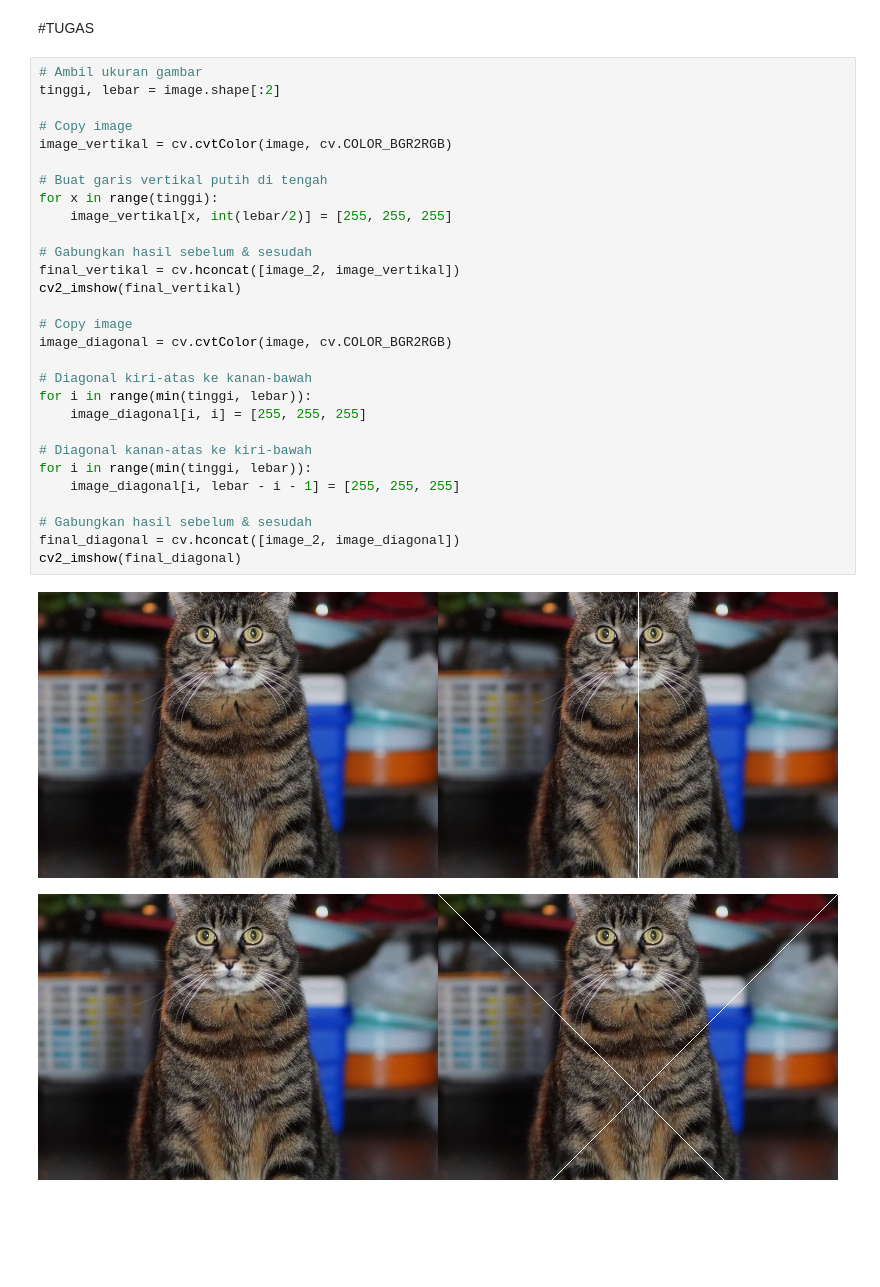
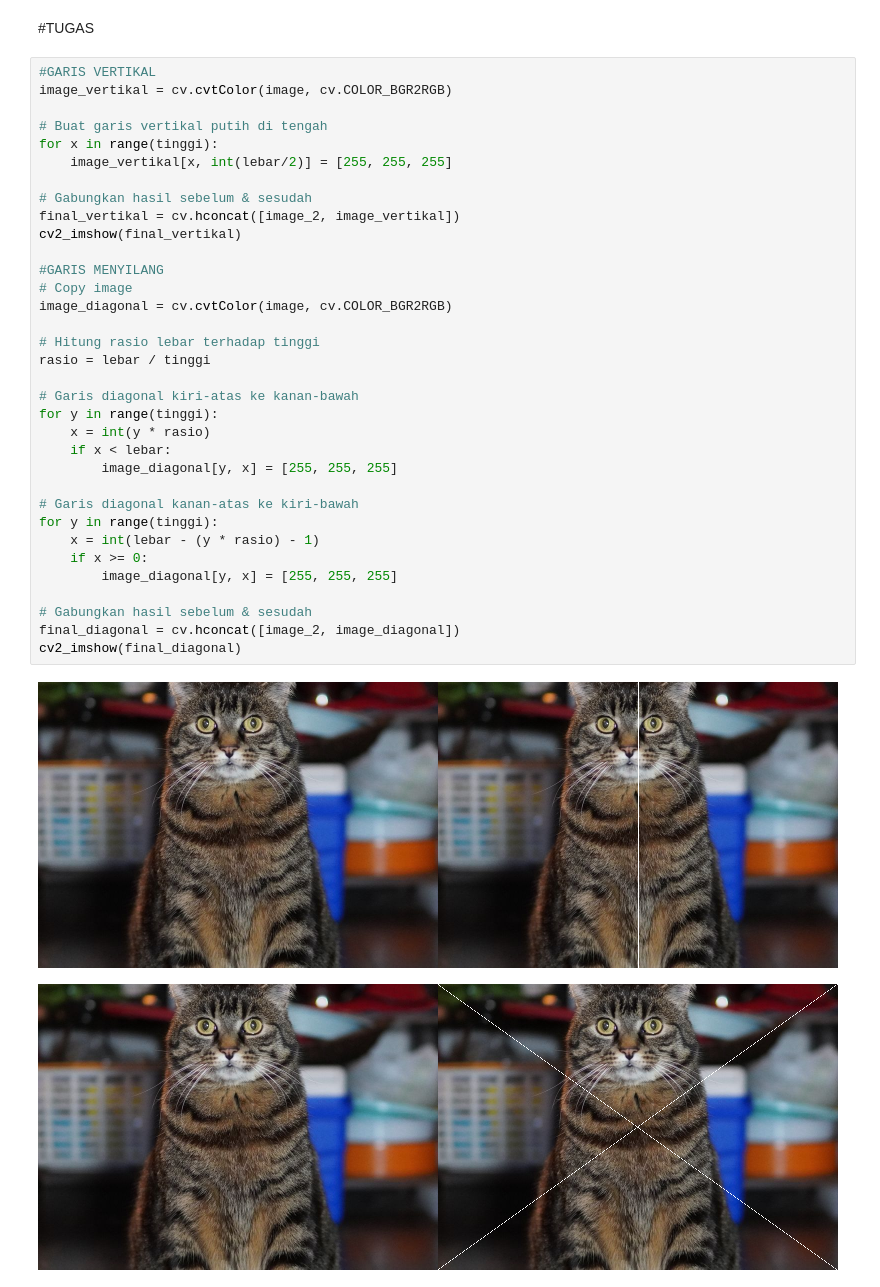
Before and after one commit to GwidoPutra/PCVK_Genap_2025, a Jupyter notebook: week1_PCVK.ipynb, the cells around one changed output. Saved outputs shown, nothing was run; the diff lists cells and outputs as text; blank space fills up the shorter version.

```diff
--- a/week1_PCVK.ipynb
+++ b/week1_PCVK.ipynb
@@ -60,34 +71,39 @@ cv2_imshow(final_frame)
 # %% [markdown]
 #TUGAS
 # %%
-# Ambil ukuran gambar
-tinggi, lebar = image.shape[:2]
-
-# Copy image
+#GARIS VERTIKAL
 image_vertikal = cv.cvtColor(image, cv.COLOR_BGR2RGB)
 
 # Buat garis vertikal putih di tengah
 for x in range(tinggi):
     image_vertikal[x, int(lebar/2)] = [255, 255, 255]
 
 # Gabungkan hasil sebelum & sesudah
 final_vertikal = cv.hconcat([image_2, image_vertikal])
 cv2_imshow(final_vertikal)
 
+#GARIS MENYILANG
 # Copy image
 image_diagonal = cv.cvtColor(image, cv.COLOR_BGR2RGB)
 
-# Diagonal kiri-atas ke kanan-bawah
-for i in range(min(tinggi, lebar)):
-    image_diagonal[i, i] = [255, 255, 255]
+# Hitung rasio lebar terhadap tinggi
+rasio = lebar / tinggi
 
-# Diagonal kanan-atas ke kiri-bawah
-for i in range(min(tinggi, lebar)):
-    image_diagonal[i, lebar - i - 1] = [255, 255, 255]
+# Garis diagonal kiri-atas ke kanan-bawah
+for y in range(tinggi):
+    x = int(y * rasio)
+    if x < lebar:
+        image_diagonal[y, x] = [255, 255, 255]
+
+# Garis diagonal kanan-atas ke kiri-bawah
+for y in range(tinggi):
+    x = int(lebar - (y * rasio) - 1)
+    if x >= 0:
+        image_diagonal[y, x] = [255, 255, 255]
 
 # Gabungkan hasil sebelum & sesudah
 final_diagonal = cv.hconcat([image_2, image_diagonal])
 cv2_imshow(final_diagonal)
 # %% [output]
 [figure]
-[figure, old version]
+[figure, new version]
```
Also changed, not shown: parts of 4 cells of this notebook.
